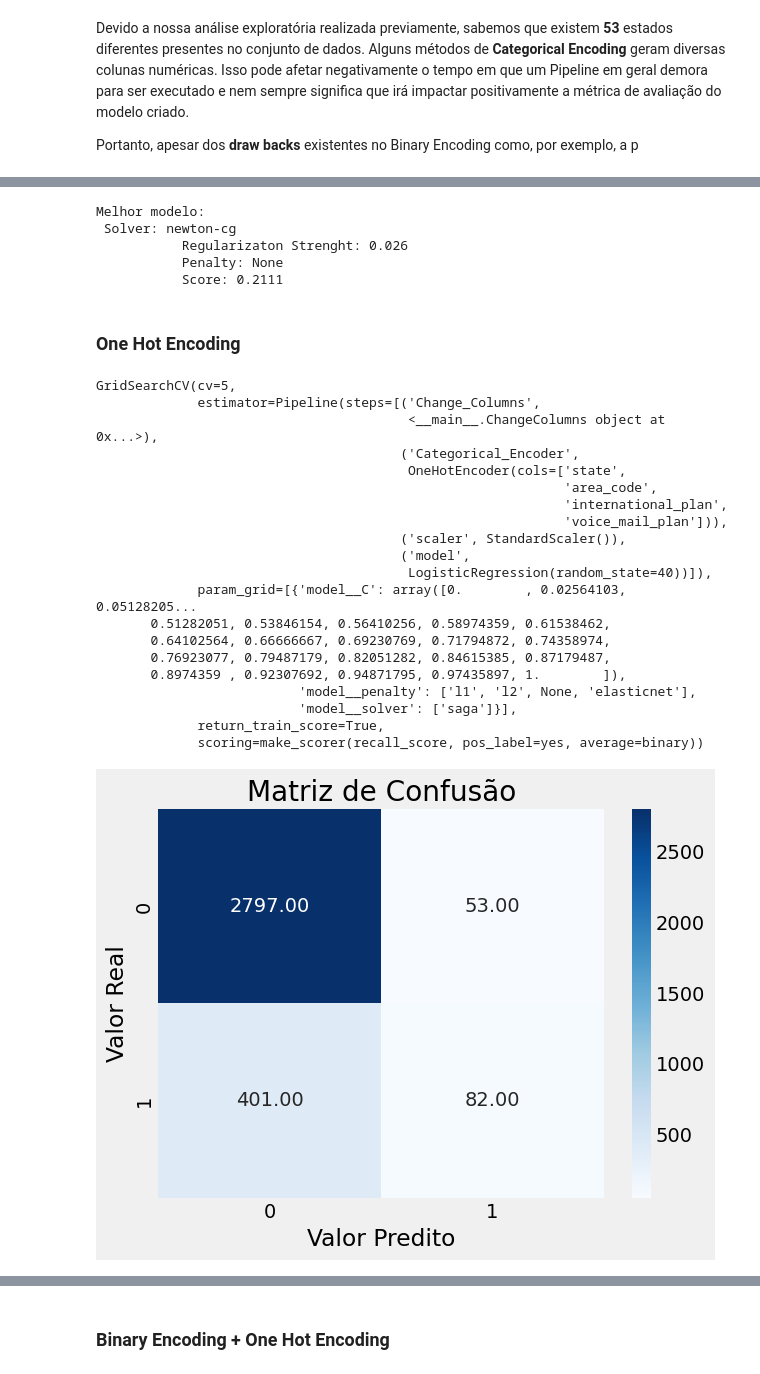
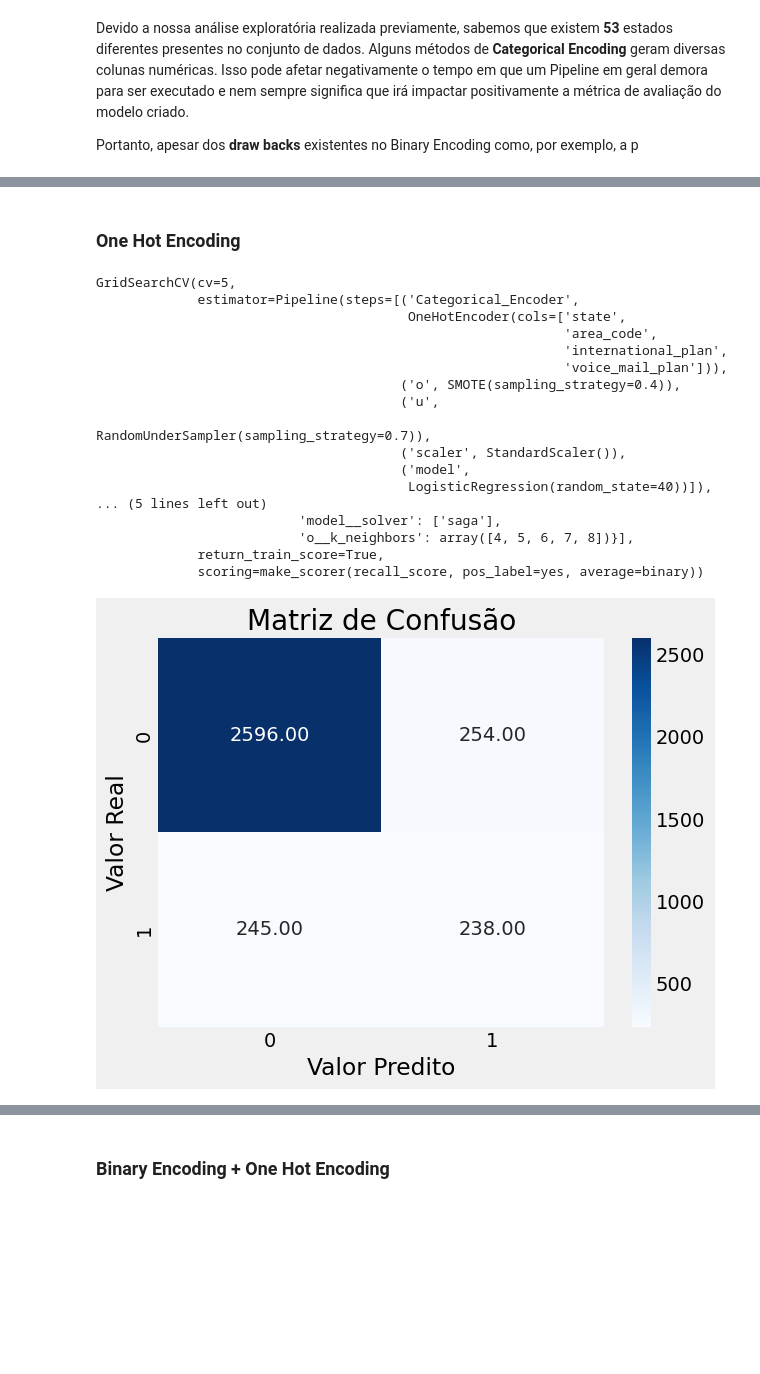
Before and after one commit to GabrielBueno21/Churn_Prediction, a Jupyter notebook: Projeto04_telecom.ipynb, the cells around one changed output, grey strips where cells are left out. Saved outputs shown, nothing was run; the diff lists cells and outputs as text; code cells hidden in the pictures; blank space fills up the shorter version.

```diff
--- a/Projeto04_telecom.ipynb
+++ b/Projeto04_telecom.ipynb
@@ -1281,39 +1112,28 @@ GridSearchCV(cv=5,
-# %%
-analyze_model(model_v1_woft)
-# %% [output]
-Melhor modelo:
- Solver: newton-cg
-           Regularizaton Strenght: 0.026
-           Penalty: None
-           Score: 0.2111
 # %% [markdown]
 ### One Hot Encoding
 # %%
 model_v2 = train_models_lgr(X, y, LogisticRegression(random_state = 40),
                           ce.OneHotEncoder(cols = ['state', 'area_code',
-                         'international_plan', 'voice_mail_plan']), 'Yes')
+                         'international_plan', 'voice_mail_plan']))
 
 model_v2
 # %% [output]
 GridSearchCV(cv=5,
-             estimator=Pipeline(steps=[('Change_Columns',
-                                        <__main__.ChangeColumns object at 0x...>),
-                                       ('Categorical_Encoder',
+             estimator=Pipeline(steps=[('Categorical_Encoder',
                                         OneHotEncoder(cols=['state',
                                                             'area_code',
                                                             'international_plan',
                                                             'voice_mail_plan'])),
+                                       ('o', SMOTE(sampling_strategy=0.4)),
+                                       ('u',
+                                        RandomUnderSampler(sampling_strategy=0.7)),
                                        ('scaler', StandardScaler()),
                                        ('model',
                                         LogisticRegression(random_state=40))]),
-             param_grid=[{'model__C': array([0.        , 0.02564103, 0.05128205...
-       0.51282051, 0.53846154, 0.56410256, 0.58974359, 0.61538462,
-       0.64102564, 0.66666667, 0.69230769, 0.71794872, 0.74358974,
-       0.76923077, 0.79487179, 0.82051282, 0.84615385, 0.87179487,
-       0.8974359 , 0.92307692, 0.94871795, 0.97435897, 1.        ]),
-                          'model__penalty': ['l1', 'l2', None, 'elasticnet'],
-                          'model__solver': ['saga']}],
+... (5 lines left out)
+                          'model__solver': ['saga'],
+                          'o__k_neighbors': array([4, 5, 6, 7, 8])}],
              return_train_score=True,
              scoring=make_scorer(recall_score, pos_label=yes, average=binary))
-[figure, old version]
+[figure, new version]
 # %%
```
Also changed, not shown: parts of 81 cells of this notebook.
